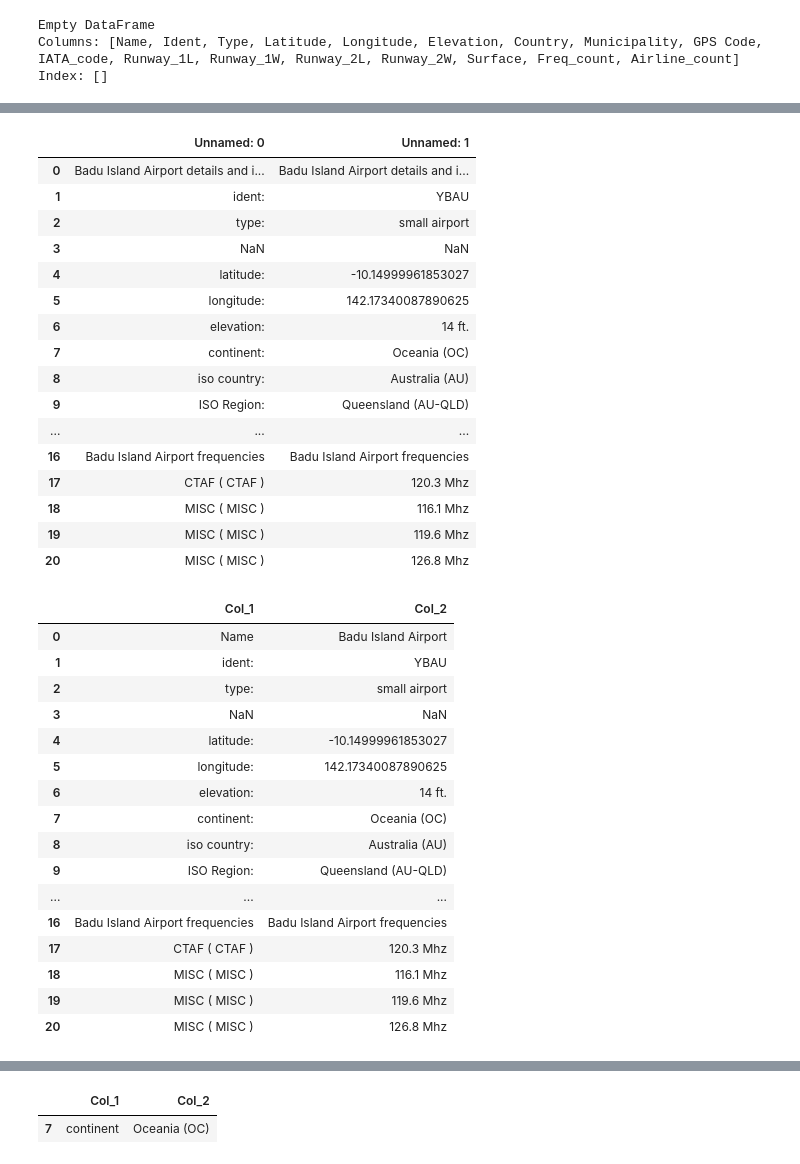
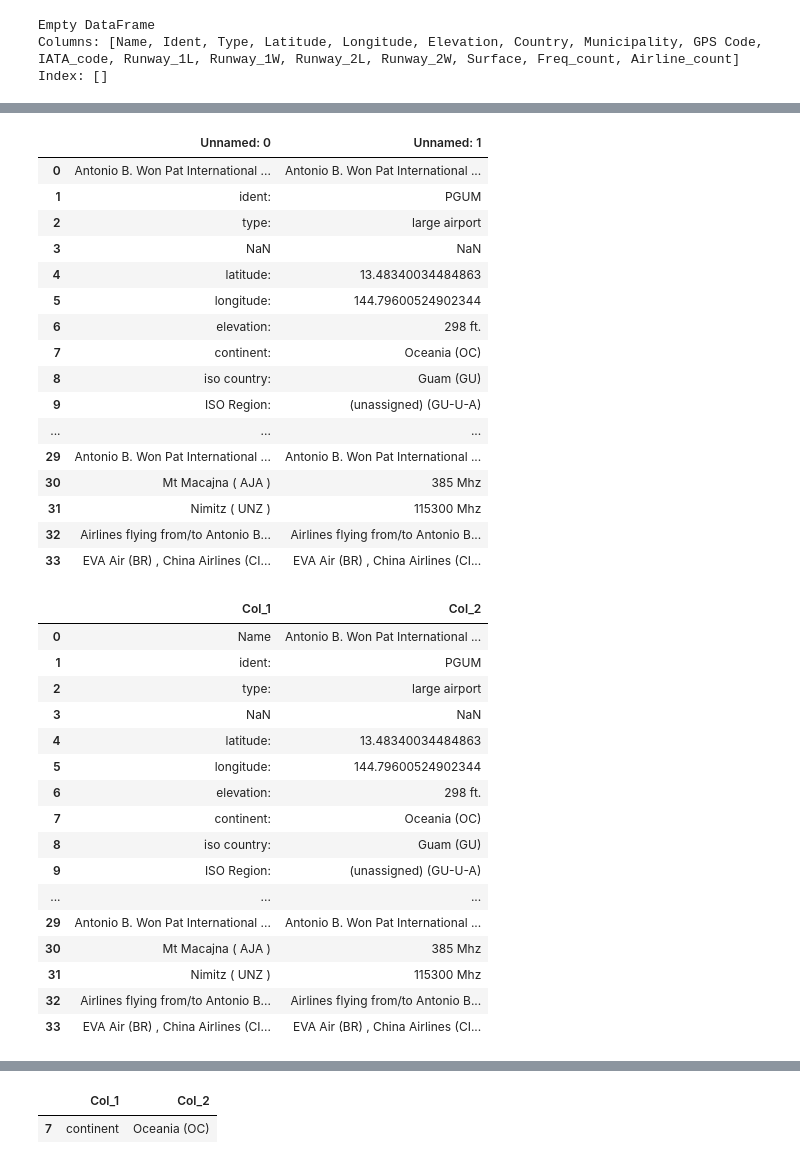
Before and after one commit to benniehana111/Airfield-Analysis, a Jupyter notebook: Airport_table_transform.ipynb, the cells around one changed output, grey strips where cells are left out. Cells and saved outputs as stored; diff of their text form; code cells hidden in the pictures.

```diff
--- a/Airport_table_transform.ipynb
+++ b/Airport_table_transform.ipynb
@@ -37,26 +37,26 @@ Name: surface, dtype: object
 # for loop to select URL from CSV, read table, transform data, write to target(CSV/SQL), close URL, move to next row of CSV.
 # %%
 # Read table
-df1 = pd.read_html('https://airportdatabase.net/australia/badu-island-airport-bdd_27355.html')[0]
+df1 = pd.read_html('https://airportdatabase.net/guam/antonio-b-won-pat-international-airport-gum_5433.html')[0]
 df1
 # %% [output]
 |  | Unnamed: 0 | Unnamed: 1 |
-| 0 | Badu Island Airport details and i... | Badu Island Airport details and i... |
-| 1 | ident: | YBAU |
-| 2 | type: | small airport |
+| 0 | Antonio B. Won Pat International ... | Antonio B. Won Pat International ... |
+| 1 | ident: | PGUM |
+| 2 | type: | large airport |
 | 3 | NaN | NaN |
-| 4 | latitude: | -10.14999961853027 |
-| 5 | longitude: | 142.17340087890625 |
-| 6 | elevation: | 14 ft. |
+| 4 | latitude: | 13.48340034484863 |
+| 5 | longitude: | 144.79600524902344 |
+| 6 | elevation: | 298 ft. |
 | 7 | continent: | Oceania (OC) |
-| 8 | iso country: | Australia (AU) |
-| 9 | ISO Region: | Queensland (AU-QLD) |
+| 8 | iso country: | Guam (GU) |
+| 9 | ISO Region: | (unassigned) (GU-U-A) |
 | ... | ... | ... |
-| 16 | Badu Island Airport frequencies | Badu Island Airport frequencies |
-| 17 | CTAF ( CTAF ) | 120.3 Mhz |
-| 18 | MISC ( MISC ) | 116.1 Mhz |
-| 19 | MISC ( MISC ) | 119.6 Mhz |
-| 20 | MISC ( MISC ) | 126.8 Mhz |
+| 29 | Antonio B. Won Pat International ... | Antonio B. Won Pat International ... |
+| 30 | Mt Macajna ( AJA ) | 385 Mhz |
+| 31 | Nimitz ( UNZ ) | 115300 Mhz |
+| 32 | Airlines flying from/to Antonio B... | Airlines flying from/to Antonio B... |
+| 33 | EVA Air (BR) , China Airlines (CI... | EVA Air (BR) , China Airlines (CI... |
 # %%
 df1.columns = ['Col_1', 'Col_2']
 # %%
@@ -65,19 +65,19 @@ df1['Col_2'] = df1['Col_2'].str.replace(' details and information', '')
 df1
 # %% [output]
 |  | Col_1 | Col_2 |
-| 0 | Name | Badu Island Airport |
-| 1 | ident: | YBAU |
-| 2 | type: | small airport |
+| 0 | Name | Antonio B. Won Pat International ... |
+| 1 | ident: | PGUM |
+| 2 | type: | large airport |
 | 3 | NaN | NaN |
-| 4 | latitude: | -10.14999961853027 |
-| 5 | longitude: | 142.17340087890625 |
-| 6 | elevation: | 14 ft. |
+| 4 | latitude: | 13.48340034484863 |
+| 5 | longitude: | 144.79600524902344 |
+| 6 | elevation: | 298 ft. |
 | 7 | continent: | Oceania (OC) |
-| 8 | iso country: | Australia (AU) |
-| 9 | ISO Region: | Queensland (AU-QLD) |
+| 8 | iso country: | Guam (GU) |
+| 9 | ISO Region: | (unassigned) (GU-U-A) |
 | ... | ... | ... |
-| 16 | Badu Island Airport frequencies | Badu Island Airport frequencies |
-| 17 | CTAF ( CTAF ) | 120.3 Mhz |
-| 18 | MISC ( MISC ) | 116.1 Mhz |
-| 19 | MISC ( MISC ) | 119.6 Mhz |
-| 20 | MISC ( MISC ) | 126.8 Mhz |
+| 29 | Antonio B. Won Pat International ... | Antonio B. Won Pat International ... |
+| 30 | Mt Macajna ( AJA ) | 385 Mhz |
+| 31 | Nimitz ( UNZ ) | 115300 Mhz |
+| 32 | Airlines flying from/to Antonio B... | Airlines flying from/to Antonio B... |
+| 33 | EVA Air (BR) , China Airlines (CI... | EVA Air (BR) , China Airlines (CI... |
```
Also changed, not shown: parts of 41 cells of this notebook.
